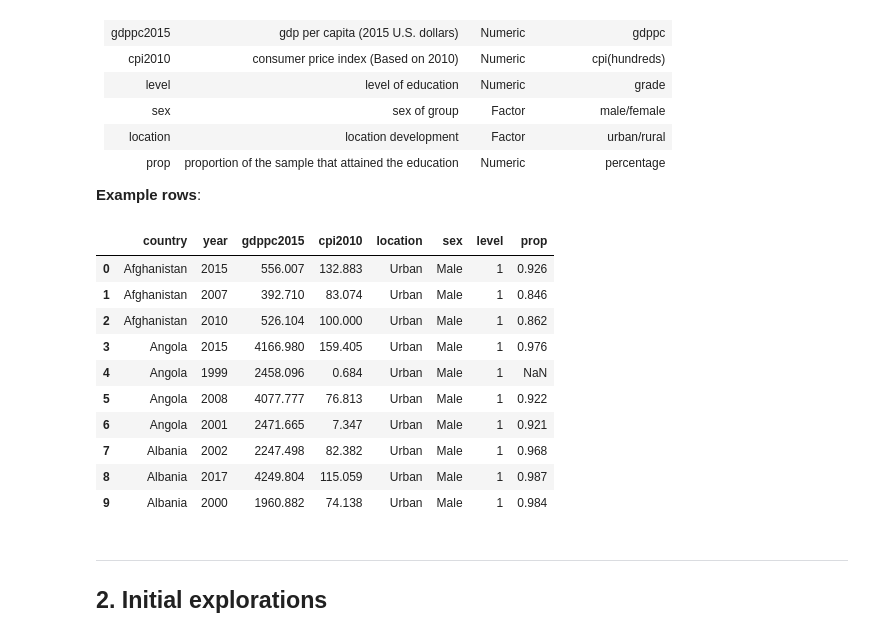
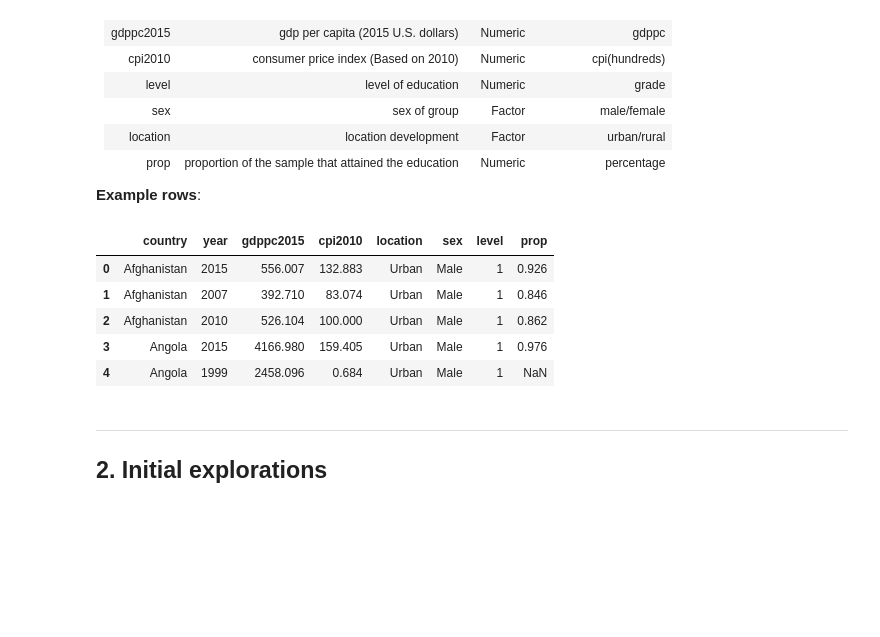
Before and after one commit to TheYibster/-Pstat100-Data-Science, a Jupyter notebook: CP1/project-plan-report.ipynb, the cells around one changed output. Cells and saved outputs as stored; diff of their text form; code cells hidden in the pictures; blank space fills up the shorter version.

```diff
--- a/CP1/project-plan-report.ipynb
+++ b/CP1/project-plan-report.ipynb
@@ -81,19 +61,14 @@ prop| proportion of the sample that attained the education | Numeric | percentag
 # %%
 # load tidied data and print rows
 data_tidy = pd.read_csv('../data/tidy_data.csv').drop(columns='Unnamed: 0')
-data_tidy.head(10)
+data_tidy.head(5)
 # %% [output]
 |  | country | year | gdppc2015 | cpi2010 | location | sex | level | prop |
 | 0 | Afghanistan | 2015 | 556.007 | 132.883 | Urban | Male | 1 | 0.926 |
 | 1 | Afghanistan | 2007 | 392.710 | 83.074 | Urban | Male | 1 | 0.846 |
 | 2 | Afghanistan | 2010 | 526.104 | 100.000 | Urban | Male | 1 | 0.862 |
 | 3 | Angola | 2015 | 4166.980 | 159.405 | Urban | Male | 1 | 0.976 |
 | 4 | Angola | 1999 | 2458.096 | 0.684 | Urban | Male | 1 | NaN |
-| 5 | Angola | 2008 | 4077.777 | 76.813 | Urban | Male | 1 | 0.922 |
-| 6 | Angola | 2001 | 2471.665 | 7.347 | Urban | Male | 1 | 0.921 |
-| 7 | Albania | 2002 | 2247.498 | 82.382 | Urban | Male | 1 | 0.968 |
-| 8 | Albania | 2017 | 4249.804 | 115.059 | Urban | Male | 1 | 0.987 |
-| 9 | Albania | 2000 | 1960.882 | 74.138 | Urban | Male | 1 | 0.984 |
 # %% [markdown]
 ---
 ## 2. Initial explorations
```
Also changed, not shown: parts of 22 cells of this notebook, 3 other files.
